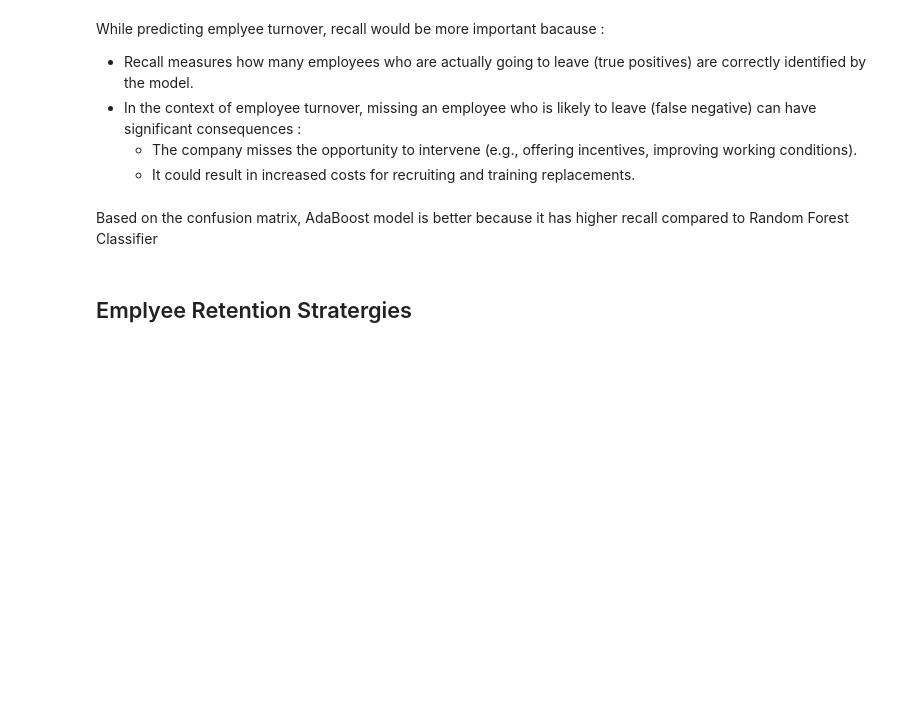
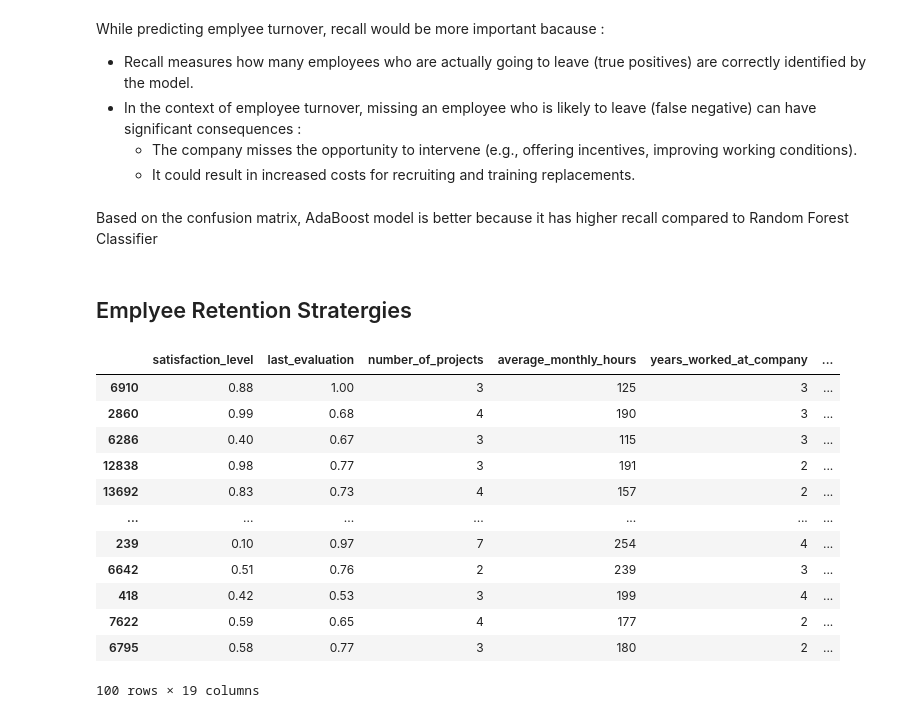
Before and after one commit to adsaw23/Employee-Turnover-Analysis, a Jupyter notebook: Notebooks/Modeling.ipynb, the cells around one changed output. Drawn from its saved outputs; the diff is of its cells as text; code cells hidden in the pictures; blank space fills up the shorter version.

```diff
--- a/Notebooks/Modeling.ipynb
+++ b/Notebooks/Modeling.ipynb
@@ -360,0 +374,16 @@ Based on the confusion matrix, AdaBoost model is better because it has higher re
+# %%
+test_df.head(100)
+# %% [output]
+|  | satisfaction_level | last_evaluation | number_of_projects | average_monthly_hours | years_worked_at_company | ... |
+| 6910 | 0.88 | 1.00 | 3 | 125 | 3 | ... |
+| 2860 | 0.99 | 0.68 | 4 | 190 | 3 | ... |
+| 6286 | 0.40 | 0.67 | 3 | 115 | 3 | ... |
+| 12838 | 0.98 | 0.77 | 3 | 191 | 2 | ... |
+| 13692 | 0.83 | 0.73 | 4 | 157 | 2 | ... |
+| ... | ... | ... | ... | ... | ... | ... |
+| 239 | 0.10 | 0.97 | 7 | 254 | 4 | ... |
+| 6642 | 0.51 | 0.76 | 2 | 239 | 3 | ... |
+| 418 | 0.42 | 0.53 | 3 | 199 | 4 | ... |
+| 7622 | 0.59 | 0.65 | 4 | 177 | 2 | ... |
+| 6795 | 0.58 | 0.77 | 3 | 180 | 2 | ... |
+100 rows × 19 columns
```
Also changed, not shown: parts of 5 cells of this notebook.
